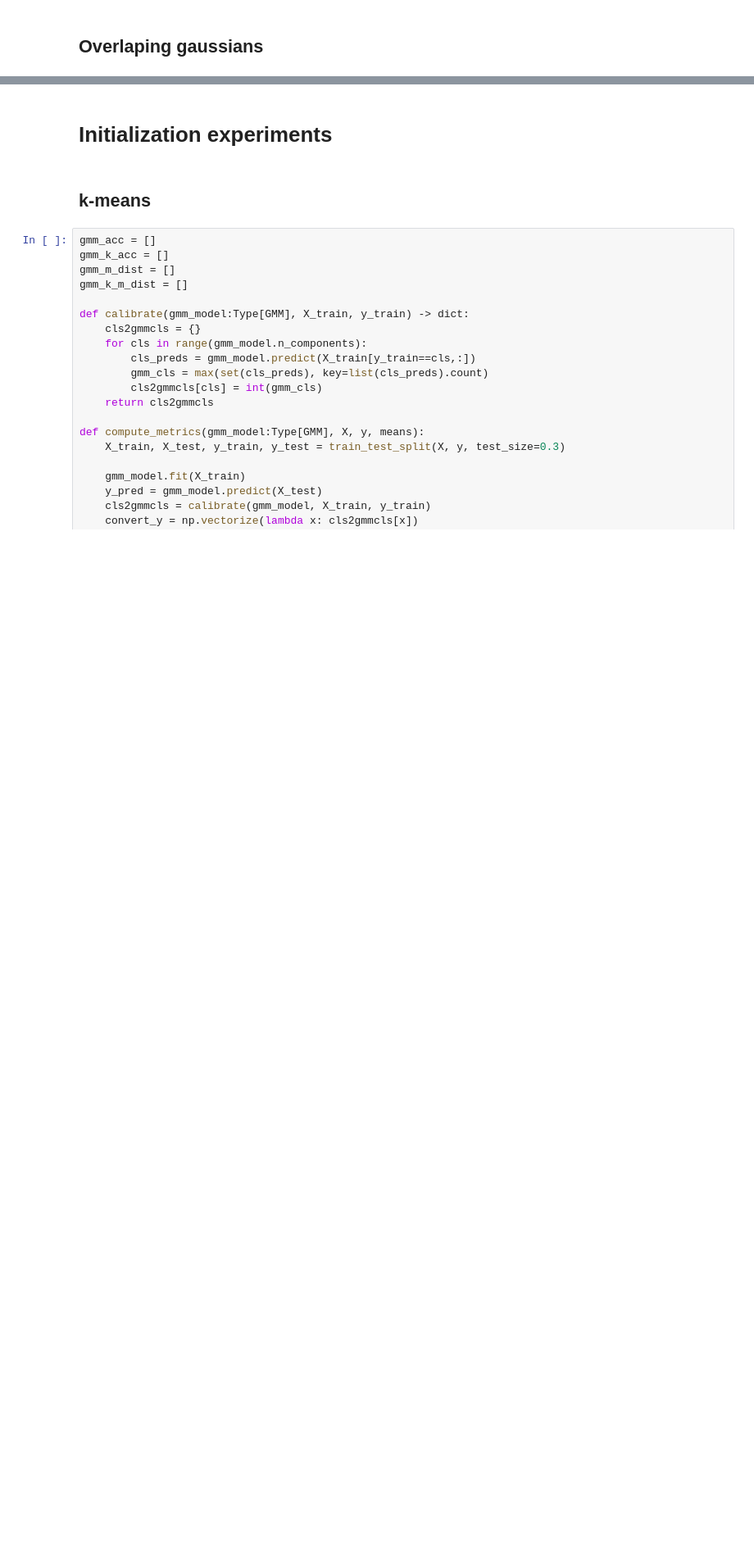
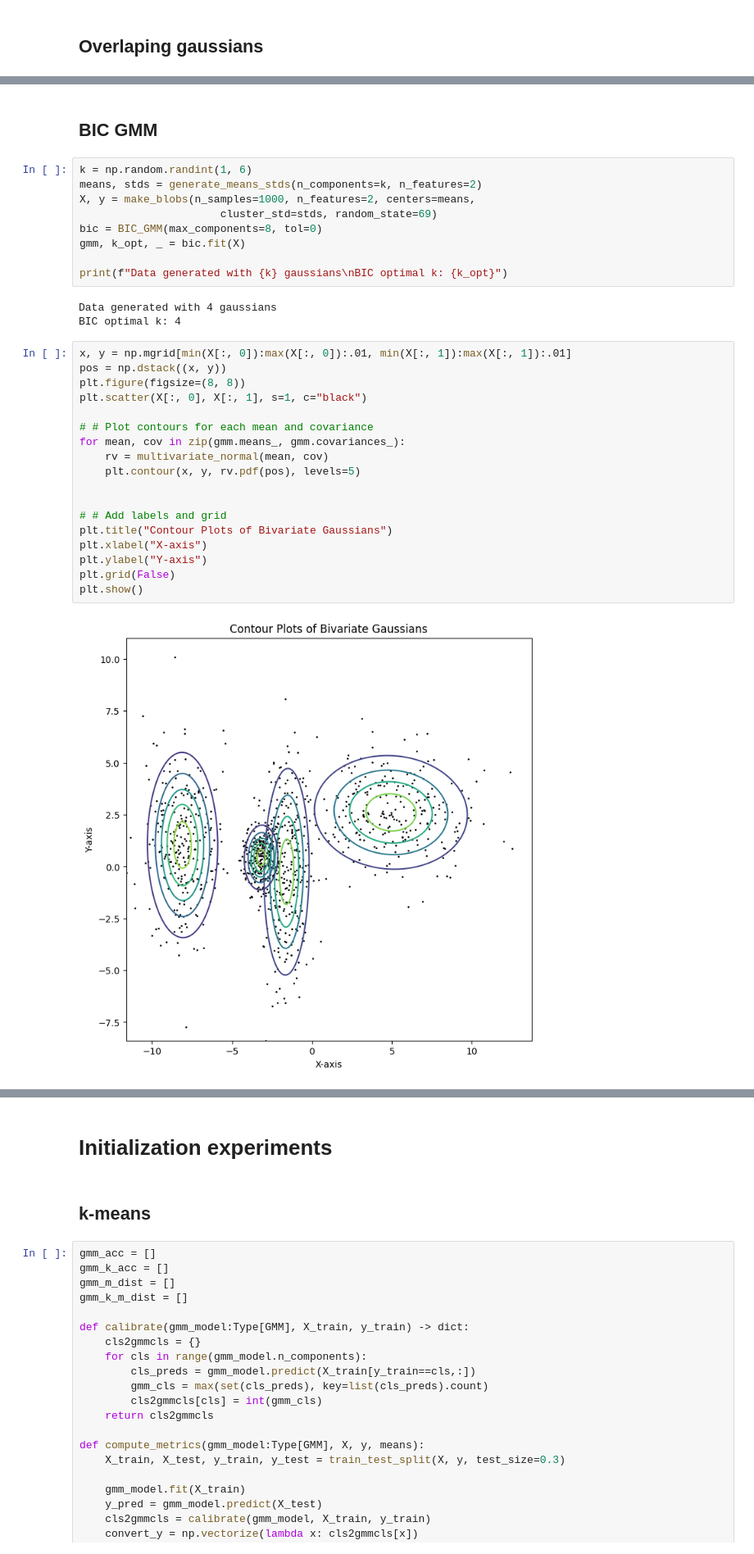
Before and after one commit to IAntoineV/GDA, a Jupyter notebook: gmm_expe.ipynb, the cells around one changed output, grey strips where cells are left out. Shown: that part at 82% size. Saved outputs shown, nothing was run; the diff lists cells and outputs as text; blank space fills up the shorter version.

```diff
--- a/gmm_expe.ipynb
+++ b/gmm_expe.ipynb
@@ -108,0 +109,34 @@ plt.show()
+# %% [markdown]
+## BIC GMM
+# %%
+k = np.random.randint(1, 6)
+means, stds = generate_means_stds(n_components=k, n_features=2)
+X, y = make_blobs(n_samples=1000, n_features=2, centers=means,
+                      cluster_std=stds, random_state=69)
+bic = BIC_GMM(max_components=8, tol=0)
+gmm, k_opt, _ = bic.fit(X)
+
+print(f"Data generated with {k} gaussians\nBIC optimal k: {k_opt}")
+# %% [output]
+Data generated with 4 gaussians
+BIC optimal k: 4
+# %%
+x, y = np.mgrid[min(X[:, 0]):max(X[:, 0]):.01, min(X[:, 1]):max(X[:, 1]):.01]
+pos = np.dstack((x, y))
+plt.figure(figsize=(8, 8))
+plt.scatter(X[:, 0], X[:, 1], s=1, c="black")
+
+# # Plot contours for each mean and covariance
+for mean, cov in zip(gmm.means_, gmm.covariances_):
+    rv = multivariate_normal(mean, cov)
+    plt.contour(x, y, rv.pdf(pos), levels=5)
+
+
+# # Add labels and grid
+plt.title("Contour Plots of Bivariate Gaussians")
+plt.xlabel("X-axis")
+plt.ylabel("Y-axis")
+plt.grid(False)
+plt.show()
+# %% [output]
+[figure, added]
```
Also changed, not shown: parts of 5 cells of this notebook, 1 other file.
